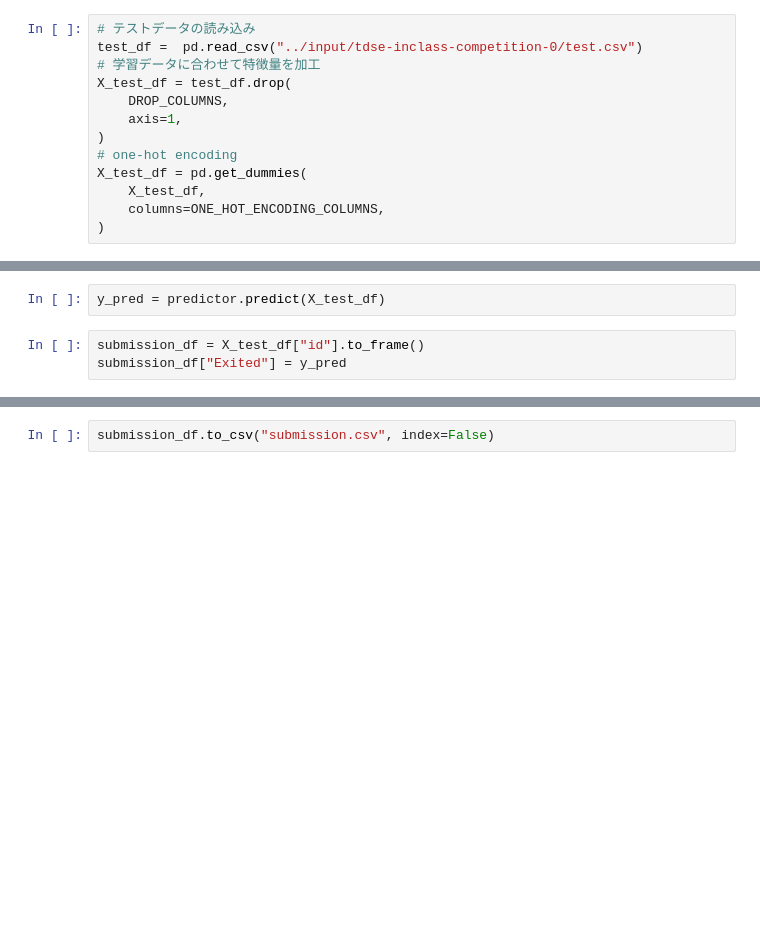
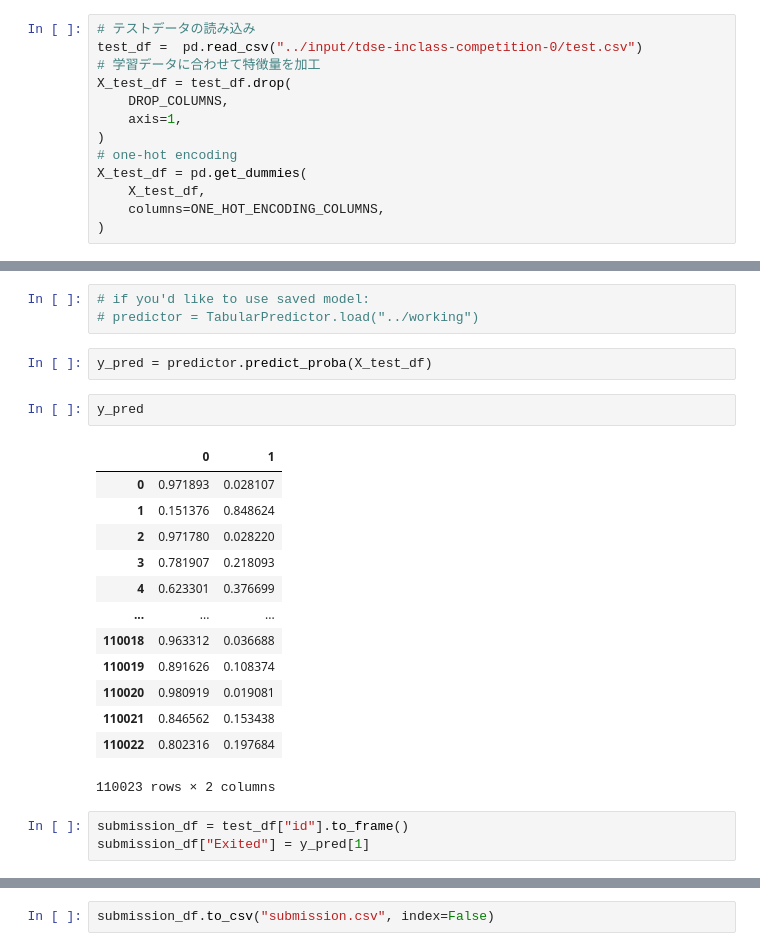
Before and after one commit to Daku-on/TDSE_competition_0, a Jupyter notebook: src/006_autogluon.ipynb, the cells around one changed output, grey strips where cells are left out. Saved outputs shown, nothing was run; the diff lists cells and outputs as text; blank space fills up the shorter version.

```diff
--- a/src/006_autogluon.ipynb
+++ b/src/006_autogluon.ipynb
@@ -80,8 +99,27 @@ Error:
+# %%
+# if you'd like to use saved model:
+# predictor = TabularPredictor.load("../working")
 # %%
-y_pred = predictor.predict(X_test_df)
+y_pred = predictor.predict_proba(X_test_df)
+# %%
+y_pred
+# %% [output]
+|  | 0 | 1 |
+| 0 | 0.971893 | 0.028107 |
+| 1 | 0.151376 | 0.848624 |
+| 2 | 0.971780 | 0.028220 |
+| 3 | 0.781907 | 0.218093 |
+| 4 | 0.623301 | 0.376699 |
+| ... | ... | ... |
+| 110018 | 0.963312 | 0.036688 |
+| 110019 | 0.891626 | 0.108374 |
+| 110020 | 0.980919 | 0.019081 |
+| 110021 | 0.846562 | 0.153438 |
+| 110022 | 0.802316 | 0.197684 |
+110023 rows × 2 columns
 # %%
-submission_df = X_test_df["id"].to_frame()
-submission_df["Exited"] = y_pred
+submission_df = test_df["id"].to_frame()
+submission_df["Exited"] = y_pred[1]
 # %%
 submission_df.head()
 # %% [output]
```
Also changed, not shown: parts of 3 cells of this notebook.
